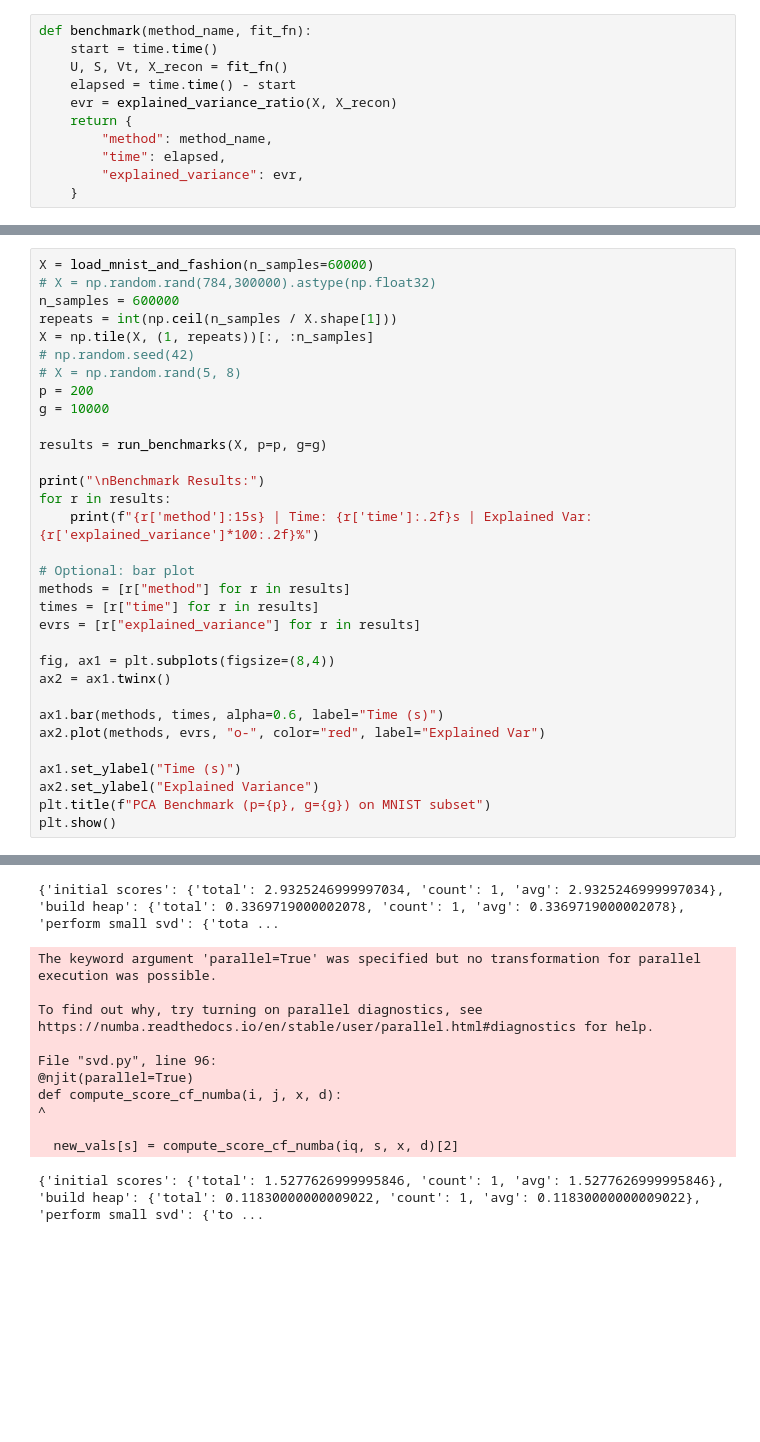
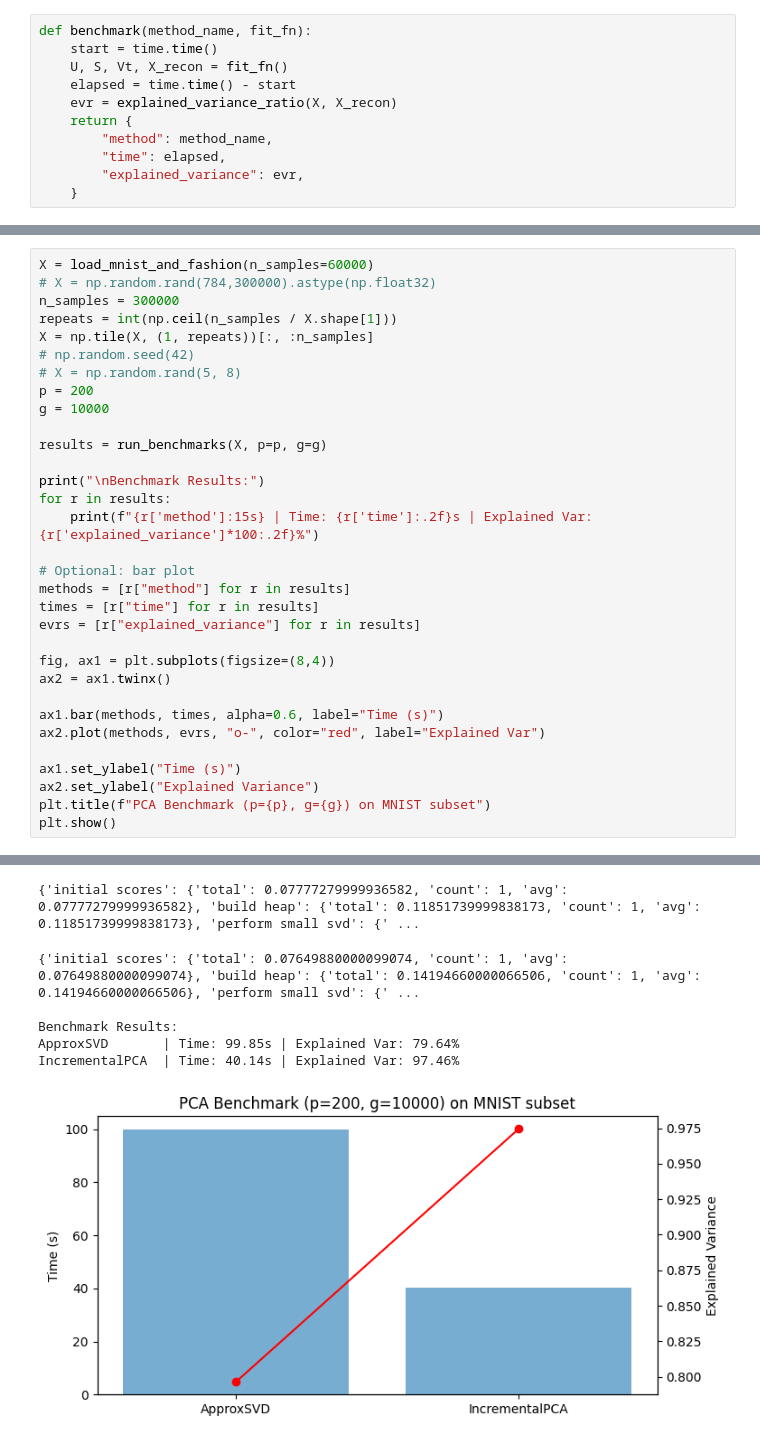
Before and after one commit to serafimalex/online-pca, a Jupyter notebook: benchmarking.ipynb, the cells around one changed output, grey strips where cells are left out. Drawn from its saved outputs; the diff is of its cells as text; blank space fills up the shorter version.

```diff
--- a/benchmarking.ipynb
+++ b/benchmarking.ipynb
@@ -144,7 +159,7 @@ def run_benchmarks(X, p=50, g=200):
 # %%
 X = load_mnist_and_fashion(n_samples=60000)
 # X = np.random.rand(784,300000).astype(np.float32)
-n_samples = 600000
+n_samples = 300000
 repeats = int(np.ceil(n_samples / X.shape[1]))
 X = np.tile(X, (1, repeats))[:, :n_samples]
 # np.random.seed(42)
@@ -187,12 +193,7 @@ def compute_score_cf_numba(i, j, x, d):
-{'initial scores': {'total': 2.9325246999997034, 'count': 1, 'avg': 2.9325246999997034}, 'build heap': {'total': 0.3369719000002078, 'count': 1, 'avg': 0.3369719000002078}, 'perform small svd': {'tota ...
+{'initial scores': {'total': 0.07777279999936582, 'count': 1, 'avg': 0.07777279999936582}, 'build heap': {'total': 0.11851739999838173, 'count': 1, 'avg': 0.11851739999838173}, 'perform small svd': {' ...
-The keyword argument 'parallel=True' was specified but no transformation for parallel execution was possible.
+{'initial scores': {'total': 0.07649880000099074, 'count': 1, 'avg': 0.07649880000099074}, 'build heap': {'total': 0.14194660000066506, 'count': 1, 'avg': 0.14194660000066506}, 'perform small svd': {' ...
 
-To find out why, try turning on parallel diagnostics, see https://numba.readthedocs.io/en/stable/user/parallel.html#diagnostics for help.
-
-File "svd.py", line 96:
-@njit(parallel=True)
-def compute_score_cf_numba(i, j, x, d):
-^
-
-  new_vals[s] = compute_score_cf_numba(iq, s, x, d)[2]
+Benchmark Results:
+ApproxSVD       | Time: 99.85s | Explained Var: 79.64%
+IncrementalPCA  | Time: 40.14s | Explained Var: 97.46%
-{'initial scores': {'total': 1.5277626999995846, 'count': 1, 'avg': 1.5277626999995846}, 'build heap': {'total': 0.11830000000009022, 'count': 1, 'avg': 0.11830000000009022}, 'perform small svd': {'to ...
+[figure, added]
```
Also changed, not shown: parts of 4 cells of this notebook, 3 other files.
